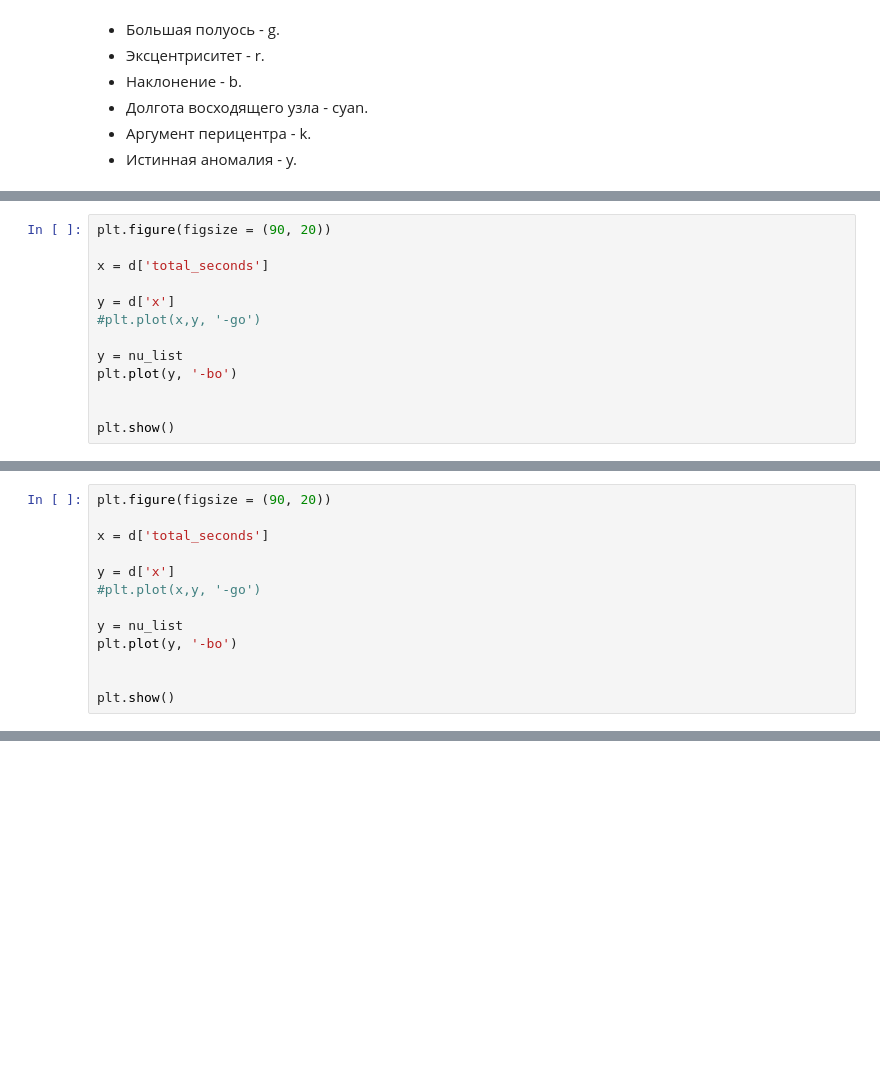
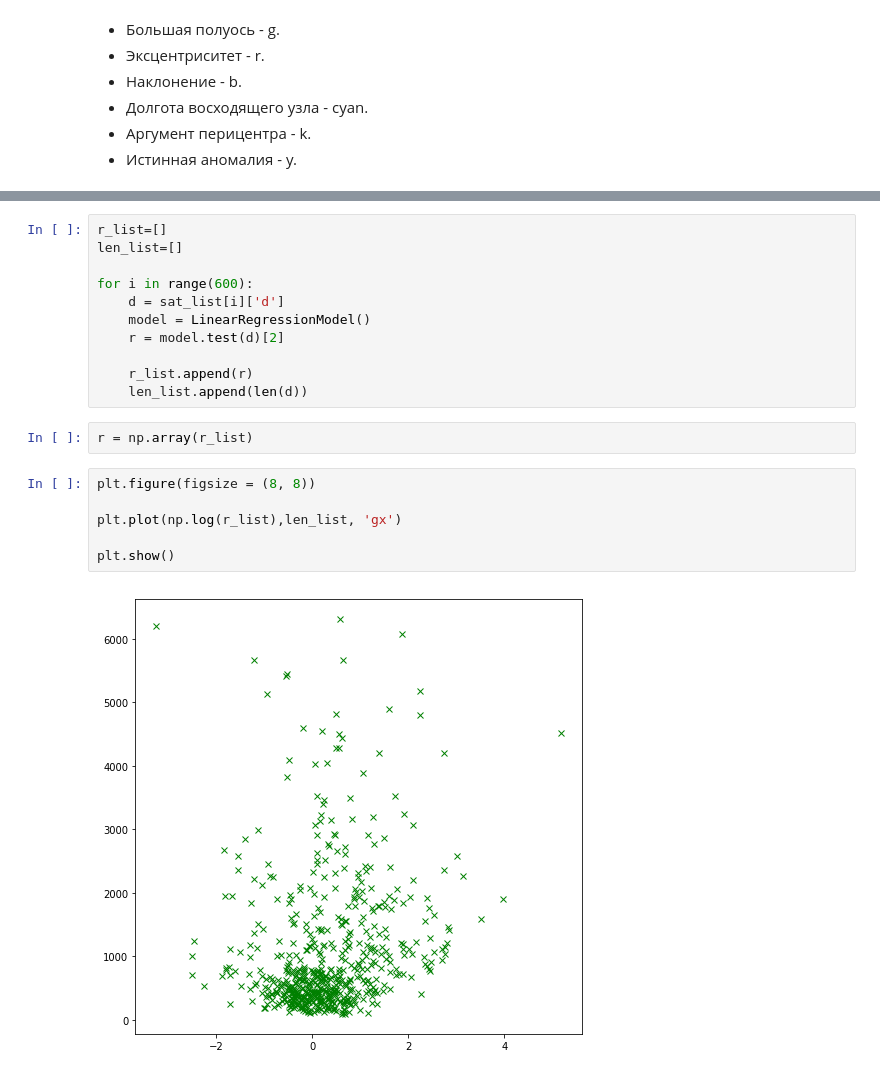
Before and after one commit to KirillRuSS/IDAO-2020, a Jupyter notebook: IDAO-2020-predictions.ipynb, the cells around one changed output, grey strips where cells are left out. Drawn from its saved outputs; the diff is of its cells as text; blank space fills up the shorter version.

```diff
--- a/IDAO-2020-predictions.ipynb
+++ b/IDAO-2020-predictions.ipynb
@@ -295,13 +246,0 @@ print(metrics.score(satellite_predicted_values, satellite_true_values))
-# %%
-plt.figure(figsize = (90, 20))
-
-x = d['total_seconds']
-
-y = d['x']
-#plt.plot(x,y, '-go')
-
-y = nu_list
-plt.plot(y, '-bo')
-
-
-plt.show()
@@ -310,13 +246,0 @@ plt.show()
-# %%
-plt.figure(figsize = (90, 20))
-
-x = d['total_seconds']
-
-y = d['x']
-#plt.plot(x,y, '-go')
-
-y = nu_list
-plt.plot(y, '-bo')
-
-
-plt.show()
@@ -324,0 +315,21 @@ plt.show()
+# %%
+r_list=[]
+len_list=[]
+
+for i in range(600):
+    d = sat_list[i]['d']
+    model = LinearRegressionModel()
+    r = model.test(d)[2]
+
+    r_list.append(r)
+    len_list.append(len(d))
+# %%
+r = np.array(r_list)
+# %%
+plt.figure(figsize = (8, 8))
+
+plt.plot(np.log(r_list),len_list, 'gx')
+
+plt.show()
+# %% [output]
+[figure, added]
```
Also changed, not shown: parts of 16 cells of this notebook, 3 other files.
